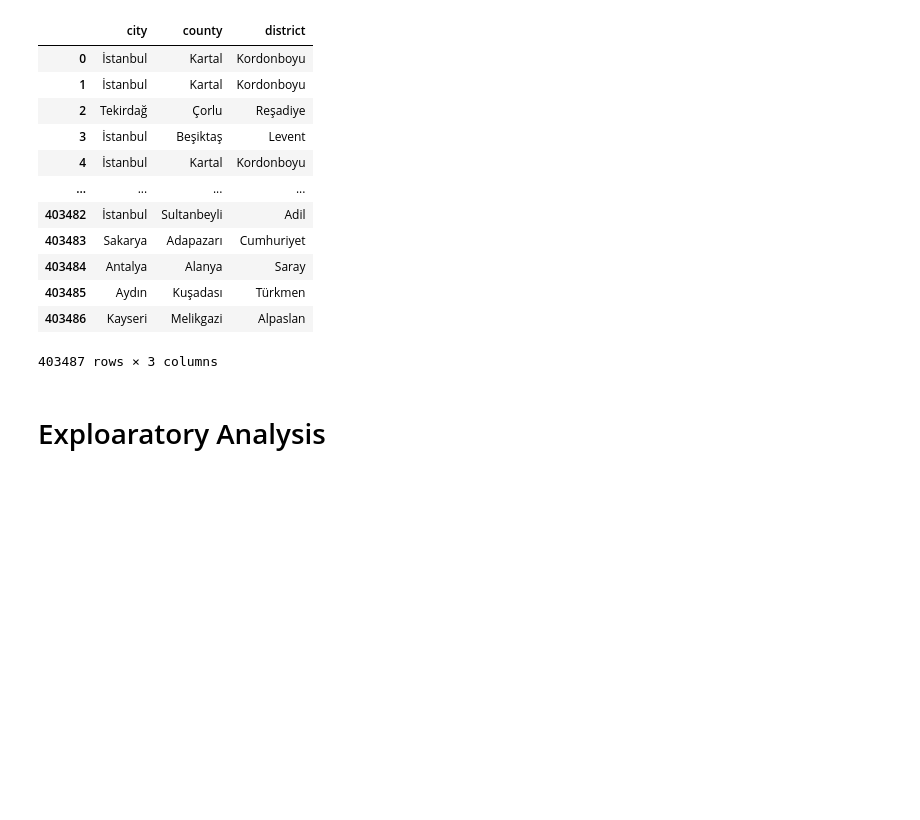
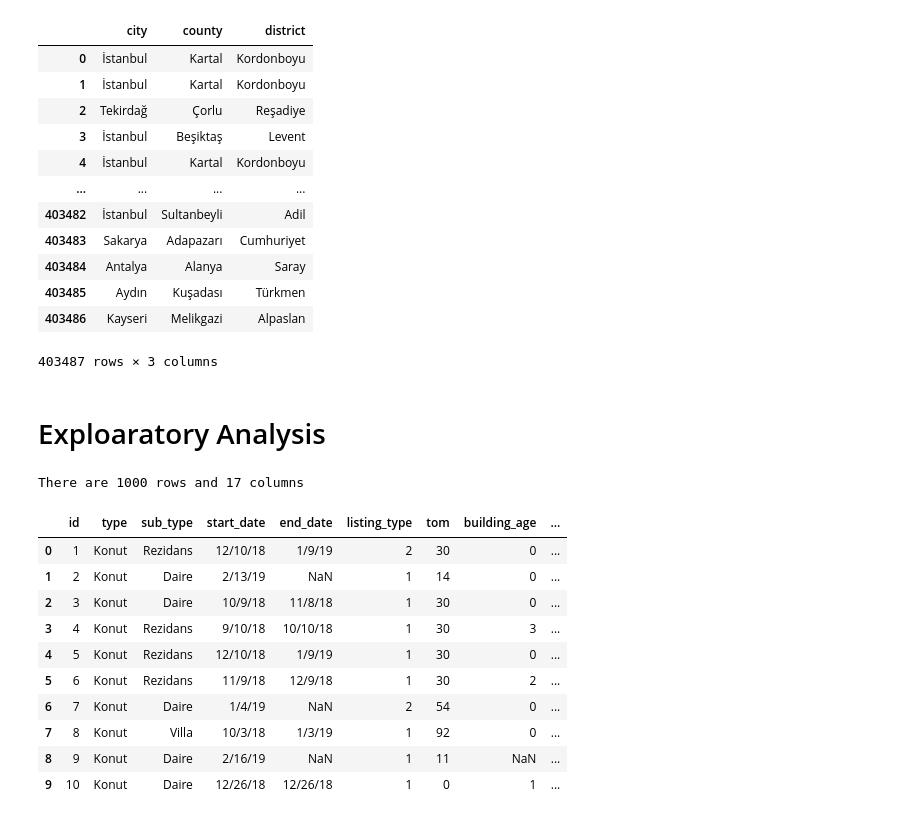
Before and after one commit to BodeMakinde/Zingat-Property-Automated-Valuation-Model, a Jupyter notebook: AVM.ipynb, the cells around one changed output. Cells and saved outputs as stored; diff of their text form; code cells hidden in the pictures; blank space fills up the shorter version.

```diff
--- a/AVM.ipynb
+++ b/AVM.ipynb
@@ -81,4 +77,25 @@ df
 403487 rows × 3 columns
 # %% [markdown]
 # Exploaratory Analysis
+# %%
+#dataset metric
+nRow, nCol = df1.shape
+print(f'There are {nRow} rows and {nCol} columns')
+# %% [output]
+There are 1000 rows and 17 columns
+# %%
+#review first 10 rows
+df1.head(10)
+# %% [output]
+|  | id | type | sub_type | start_date | end_date | listing_type | tom | building_age | ... |
+| 0 | 1 | Konut | Rezidans | 12/10/18 | 1/9/19 | 2 | 30 | 0 | ... |
+| 1 | 2 | Konut | Daire | 2/13/19 | NaN | 1 | 14 | 0 | ... |
+| 2 | 3 | Konut | Daire | 10/9/18 | 11/8/18 | 1 | 30 | 0 | ... |
+| 3 | 4 | Konut | Rezidans | 9/10/18 | 10/10/18 | 1 | 30 | 3 | ... |
+| 4 | 5 | Konut | Rezidans | 12/10/18 | 1/9/19 | 1 | 30 | 0 | ... |
+| 5 | 6 | Konut | Rezidans | 11/9/18 | 12/9/18 | 1 | 30 | 2 | ... |
+| 6 | 7 | Konut | Daire | 1/4/19 | NaN | 2 | 54 | 0 | ... |
+| 7 | 8 | Konut | Villa | 10/3/18 | 1/3/19 | 1 | 92 | 0 | ... |
+| 8 | 9 | Konut | Daire | 2/16/19 | NaN | 1 | 11 | NaN | ... |
+| 9 | 10 | Konut | Daire | 12/26/18 | 12/26/18 | 1 | 0 | 1 | ... |
 # %%
```
Also changed, not shown: parts of 7 cells of this notebook.
